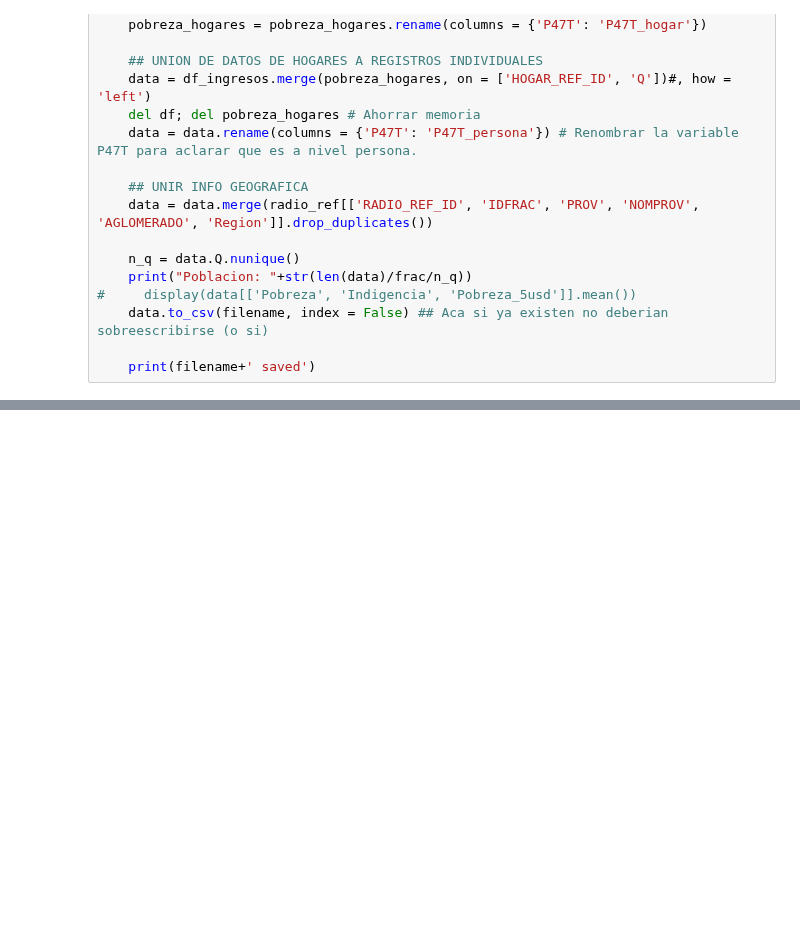
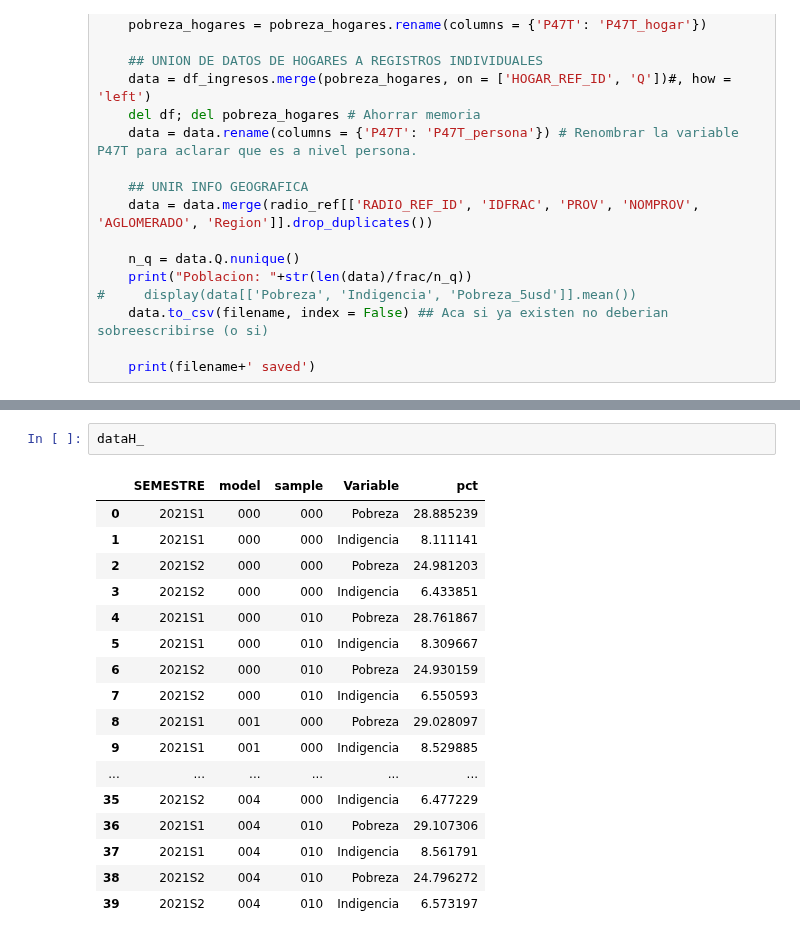
Before and after one commit to matuteiglesias/indice-pobreza-UBA, a Jupyter notebook: notebooks/06 - Testeo de Estocasticidad.ipynb, the cells around one changed output, grey strips where cells are left out. Drawn from its saved outputs; the diff is of its cells as text; blank space fills up the shorter version.

```diff
--- a/notebooks/06 - Testeo de Estocasticidad.ipynb
+++ b/notebooks/06 - Testeo de Estocasticidad.ipynb
@@ -795,0 +784,20 @@ data
+# %%
+dataH_
+# %% [output]
+|  | SEMESTRE | model | sample | Variable | pct |
+| 0 | 2021S1 | 000 | 000 | Pobreza | 28.885239 |
+| 1 | 2021S1 | 000 | 000 | Indigencia | 8.111141 |
+| 2 | 2021S2 | 000 | 000 | Pobreza | 24.981203 |
+| 3 | 2021S2 | 000 | 000 | Indigencia | 6.433851 |
+| 4 | 2021S1 | 000 | 010 | Pobreza | 28.761867 |
+| 5 | 2021S1 | 000 | 010 | Indigencia | 8.309667 |
+| 6 | 2021S2 | 000 | 010 | Pobreza | 24.930159 |
+| 7 | 2021S2 | 000 | 010 | Indigencia | 6.550593 |
+| 8 | 2021S1 | 001 | 000 | Pobreza | 29.028097 |
+| 9 | 2021S1 | 001 | 000 | Indigencia | 8.529885 |
+| ... | ... | ... | ... | ... | ... |
+| 35 | 2021S2 | 004 | 000 | Indigencia | 6.477229 |
+| 36 | 2021S1 | 004 | 010 | Pobreza | 29.107306 |
+| 37 | 2021S1 | 004 | 010 | Indigencia | 8.561791 |
+| 38 | 2021S2 | 004 | 010 | Pobreza | 24.796272 |
+| 39 | 2021S2 | 004 | 010 | Indigencia | 6.573197 |
```
Also changed, not shown: parts of 24 cells of this notebook, 4 other files.
